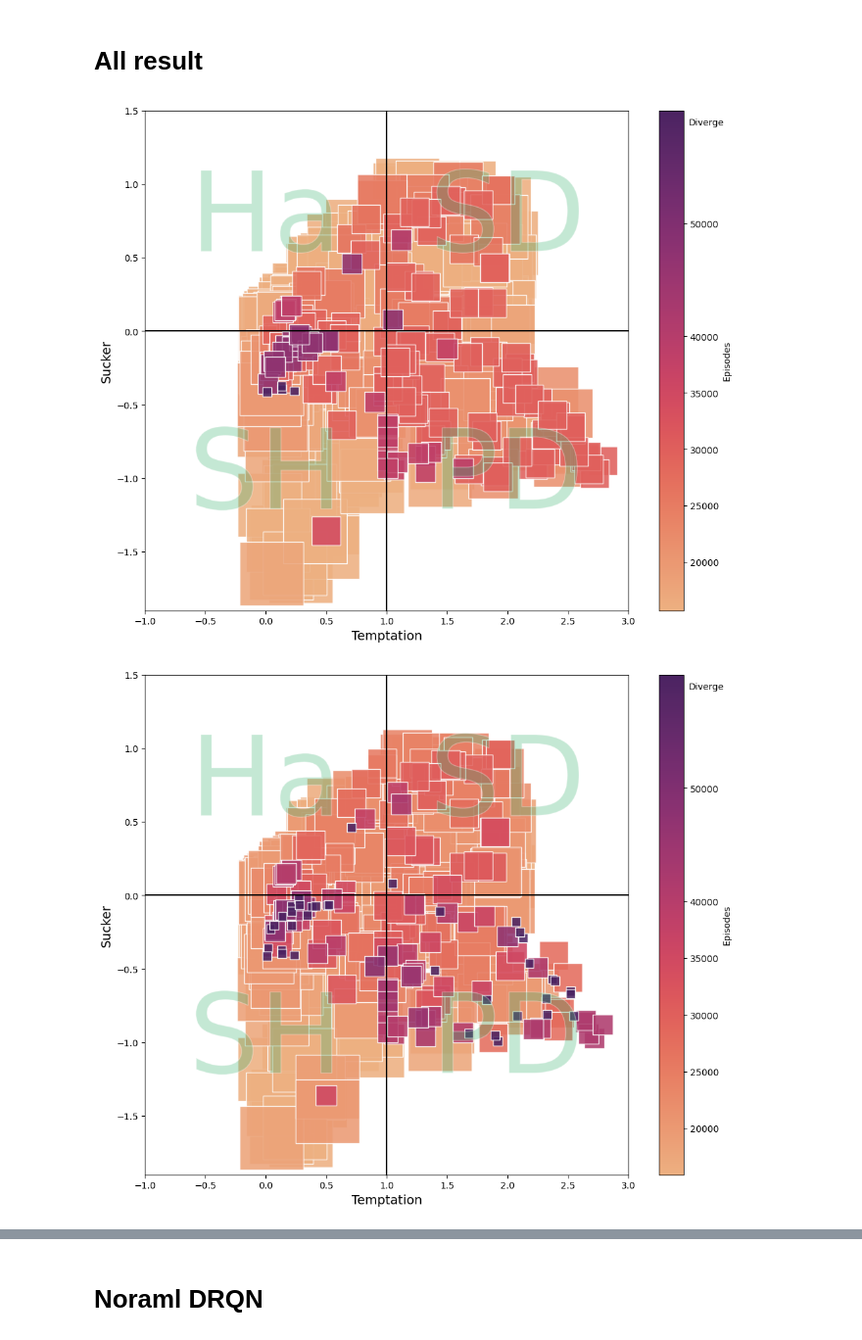
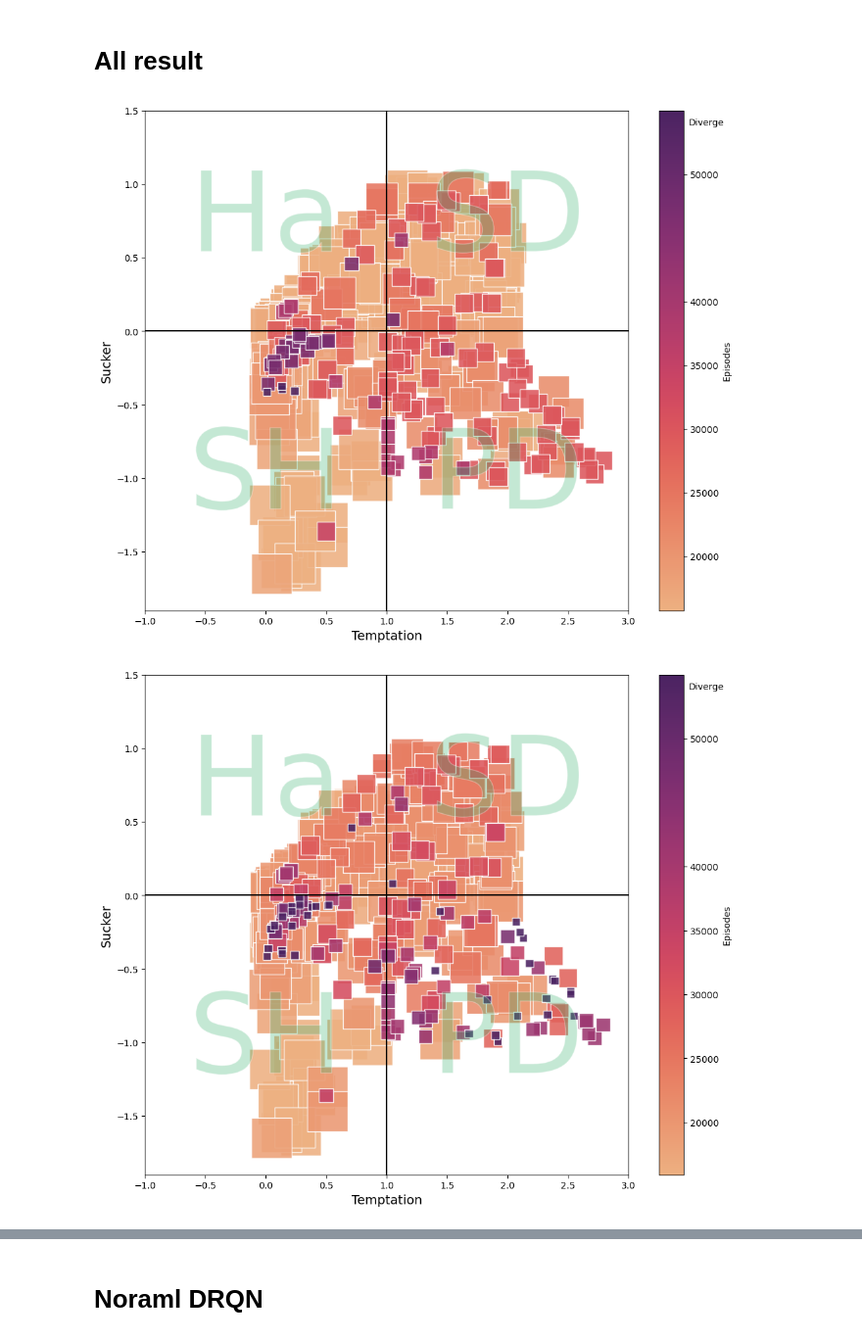
Before and after one commit to HarryZhangHH/EpisodicDRQN, a Jupyter notebook: alter_dqrn_experiment.ipynb, the cells around one changed output, grey strips where cells are left out. Shown at 98% size. Drawn from its saved outputs; the diff is of its cells as text; code cells hidden in the pictures.

```diff
--- a/alter_dqrn_experiment.ipynb
+++ b/alter_dqrn_experiment.ipynb
@@ -227,11 +234,14 @@ plt.ylim(-3,0)
 # %%
 df_plot = df_result.copy()
 df_plot = df_plot[df_plot['network_convergent_episode'].map(df_plot['network_convergent_episode'].value_counts()) > 2]
+df_plot.loc[df_plot['final_strategy']==0, 'final_strategy'] = 'Cooperation'
+df_plot.loc[df_plot['final_strategy']==1, 'final_strategy'] = 'Defection'
+df_plot.loc[df_plot['final_strategy']==-1, 'final_strategy'] = 'Divergent'
 
 plt.figure(figsize=(10, 7))
 ax = sns.boxplot(x='network_convergent_episode', y='R+S-T-P', data=df_plot)
 sns.stripplot(x='network_convergent_episode', y='R+S-T-P', data=df_plot, alpha=1,
-              size=7, linewidth=2)
+              size=7, linewidth=2, hue='final_strategy')
 for patch in ax.patches:
     r, g, b, a = patch.get_facecolor()
     patch.set_facecolor((r, g, b, .3))
@@ -249,5 +259,6 @@ for i in ax.get_xticklabels():
 print(xticks_list, xticklabels_list)
 ax.set_xticks(xticks_list)
 ax.set_xticklabels(xticklabels_list)
+plt.legend(title='Convergent Strategy', loc='lower left', shadow=True)
 # %% [output]
 [0, 1, 2, 3, 4, 5, 6, 7, 8, 9, 10, 11, 12, 13, 14, 15] [17781, 18906, 19648, 19848, 21552, 23555, 24927, 27755, 27828, 30523, 36434, 39830, 41583, 42275, 45658, 'inf']
@@ -382,6 +398,12 @@ df_result_sh.loc[df_result_sh['network_convergent_episode'].isnull()]
 | 96 | 47261.0 | NaN | 0.72 | 2.09 | 0.0 | -0.28 | 0.0 | ... |
 | 97 | 47261.0 | NaN | 0.89 | 1.71 | 0.0 | -0.11 | 0.0 | ... |
 # %%
+df_result_sh = df_all.loc[df_all.game=='SH'].loc[df_all.h==2]
+df_result_sh.loc[df_result_sh['final_strategy']==0, 'final_strategy'] = 'Cooperation'
+df_result_sh.loc[df_result_sh['final_strategy']==1, 'final_strategy'] = 'Defection'
+df_result_sh.loc[df_result_sh['final_strategy']==-1, 'final_strategy'] = 'Divergent'
+
+df_result_sh.loc[df_result_sh['strategy_convergent_episode'] >= 50000, 'strategy_convergent_episode'] = np.nan
 df_result_sh.loc[df_result_sh['strategy_convergent_episode'].isnull(), 'strategy_convergent_episode'] = np.inf
 df_result_sh.loc[df_result_sh['network_convergent_episode'] >= 50000, 'network_convergent_episode'] = np.nan
 df_result_sh.loc[df_result_sh['network_convergent_episode'].isnull(), 'network_convergent_episode'] = np.inf
@@ -393,7 +415,7 @@ df_plot = df_plot[df_plot['strategy_convergent_episode'].map(df_plot['strategy_c
 plt.figure(figsize=(10, 7))
 ax = sns.boxplot(x='strategy_convergent_episode', y='R+S-T-P', data=df_plot)
 sns.stripplot(x='strategy_convergent_episode', y='R+S-T-P', data=df_plot, alpha=1,
-              size=7,  linewidth=2)
+              size=7,  linewidth=2, hue='final_strategy')
 for patch in ax.patches:
     r, g, b, a = patch.get_facecolor()
     patch.set_facecolor((r, g, b, .3))
@@ -412,5 +434,6 @@ for i in ax.get_xticklabels():
 print(xticks_list, xticklabels_list)
 ax.set_xticks(xticks_list)
 ax.set_xticklabels(xticklabels_list)
+plt.legend(title='Convergent Strategy', loc='lower right', shadow=True)
 # %% [output]
 [0, 1, 2, 3, 4, 5, 6, 7, 8, 9, 10, 11] [15710, 16404, 16682, 17485, 17781, 18091, 19848, 21256, 26548, 29532, 47261, 'inf']
@@ -885,14 +873,16 @@ df_all.loc[df_all['strategy_convergent_episode']>=50000, 'final_strategy'] = -1
 
 df_all.to_csv('h=2.csv',index=False)
 # %%
-df_all = pd.read_csv('h=2.csv')
+df_all = pd.read_csv('dqn.csv')
 # %%
-df_all_plot = df_all.copy()
+df_all_plot = df_all.loc[df_all.h==2].copy()
 df_all_plot.temptation = df_all_plot.temptation/df_all_plot.reward
 df_all_plot.sucker = df_all_plot.sucker/df_all_plot.reward
 df_all_plot['new_reward'] = 1.0
+df_all_plot['R+S-T-P'] = df_all_plot['reward'] + df_all_plot['sucker'] - df_all_plot['temptation'] - df_all_plot['punishment']
 
-df_all_plot.loc[df_all_plot['strategy_convergent_episode']>=50000, 'strategy_convergent_episode'] = 60000
+
+df_all_plot.loc[df_all_plot['strategy_convergent_episode']>=50000, 'strategy_convergent_episode'] = 55000
 
 df_all_plot['size'] = 5000
 df_all_plot.loc[df_all_plot['strategy_convergent_episode']>=20000, 'size'] = 3000
@@ -903,7 +893,7 @@ df_all_plot.loc[df_all_plot['strategy_convergent_episode']>=50000, 'size'] = 100
 
 plt.figure(figsize=(12, 10))
 ax = sns.scatterplot(data=df_all_plot.sort_values(by=['strategy_convergent_episode'],ascending=True), y='sucker', x='temptation',
-                hue="strategy_convergent_episode", size="size", sizes=(100, 5000),
+                hue="strategy_convergent_episode", size="size", sizes=(77, 2000),
                 linewidth=1, marker='s', alpha=0.88, palette='flare')
 lgnd = plt.legend(scatterpoints=1, frameon=True, labelspacing=.1, title='Episodes', markerscale=.14, shadow=True)
 
@@ -963,9 +953,9 @@ plt.xlabel('Temptation', fontsize=14)
 plt.ylabel('Sucker', fontsize=14)
 plt.show()
 # %% [output]
-[figure, old version]
+[figure, new version]
 # %%
-df_all_plot.loc[df_all_plot['network_convergent_episode']>=50000, 'network_convergent_episode'] = 60000
+df_all_plot.loc[df_all_plot['network_convergent_episode']>=50000, 'network_convergent_episode'] = 55000
 
 df_all_plot['size'] = 5000
 df_all_plot.loc[df_all_plot['network_convergent_episode']>=20000, 'size'] = 3000
@@ -976,7 +966,7 @@ df_all_plot.loc[df_all_plot['network_convergent_episode']>=50000, 'size'] = 100
 
 plt.figure(figsize=(12, 10))
 ax = sns.scatterplot(data=df_all_plot.sort_values(by=['network_convergent_episode'],ascending=True), y='sucker', x='temptation',
-                hue="network_convergent_episode", size="size", sizes=(100, 5000),
+                hue="network_convergent_episode", size="size", sizes=(77, 2000),
                 linewidth=1, marker='s', alpha=0.88, palette='flare')
 lgnd = plt.legend(scatterpoints=1, frameon=True, labelspacing=.1, title='Episodes', markerscale=.14, shadow=True)
 
@@ -1011,34 +1001,34 @@ t.set_path_effects([
 #     path_effects.PathPatchEffect(
 #         offset=(4, -4), hatch='', facecolor='#708090', alpha=.3, edgecolor='white' ),
     path_effects.PathPatchEffect(
         edgecolor='white', linewidth=1.1, facecolor='#3CB371', alpha=.3)])
 
 t = ax.text(2, 0.75, "SD",  alpha = .3, animated = True,
        fontsize = 123, color = "grey", ha = "center",  va = "center")
 t.set_path_effects([
 #     path_effects.PathPatchEffect(
 #         offset=(4, -4), hatch='', facecolor='#708090', alpha=.3, edgecolor='white' ),
     path_effects.PathPatchEffect(
         edgecolor='white', linewidth=1.1, facecolor='#3CB371', alpha=.3)])
 
 ax.text(3.5, 1.4, "Diverge", color = "black")
 
 plt.xlim(-1,3)
 plt.ylim(-1.9,1.5)
 
 norm = plt.Normalize(df_all_plot['network_convergent_episode'].min(), df_all_plot['network_convergent_episode'].max())
 sm = plt.cm.ScalarMappable(cmap="flare", norm=norm)
 sm.set_array([])
 
 # Remove the legend and add a colorbar
 ax.get_legend().remove()
 ax.figure.colorbar(sm, label='Episodes', ticks=[15000,20000,25000,30000,35000,40000,50000])
 plt.xlabel('Temptation', fontsize=14)
 plt.ylabel('Sucker', fontsize=14)
 
 plt.show()
 # %% [output]
-[figure, old version]
+[figure, new version]
 # %%
 # df_sh_plot.loc[df_sh_plot['strategy_convergent_episode']>=50000, 'strategy_convergent_episode'] = 60000
 # df_all_plot = pd.concat([df_all_plot,df_all_plot.loc[df_all_plot.final_strategy==-1]],ignore_index=True)
```
Also changed, not shown: parts of 27 cells of this notebook, 2 other files.
